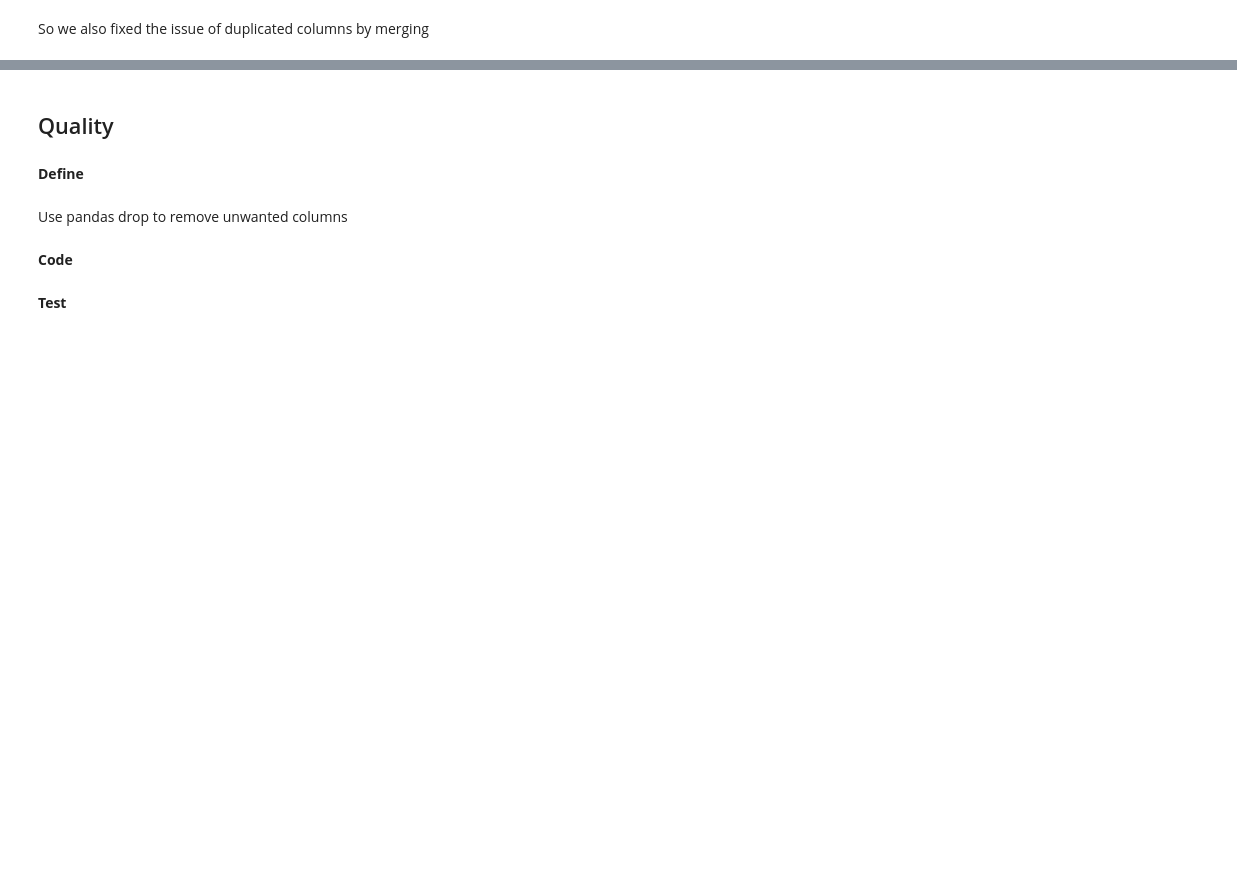
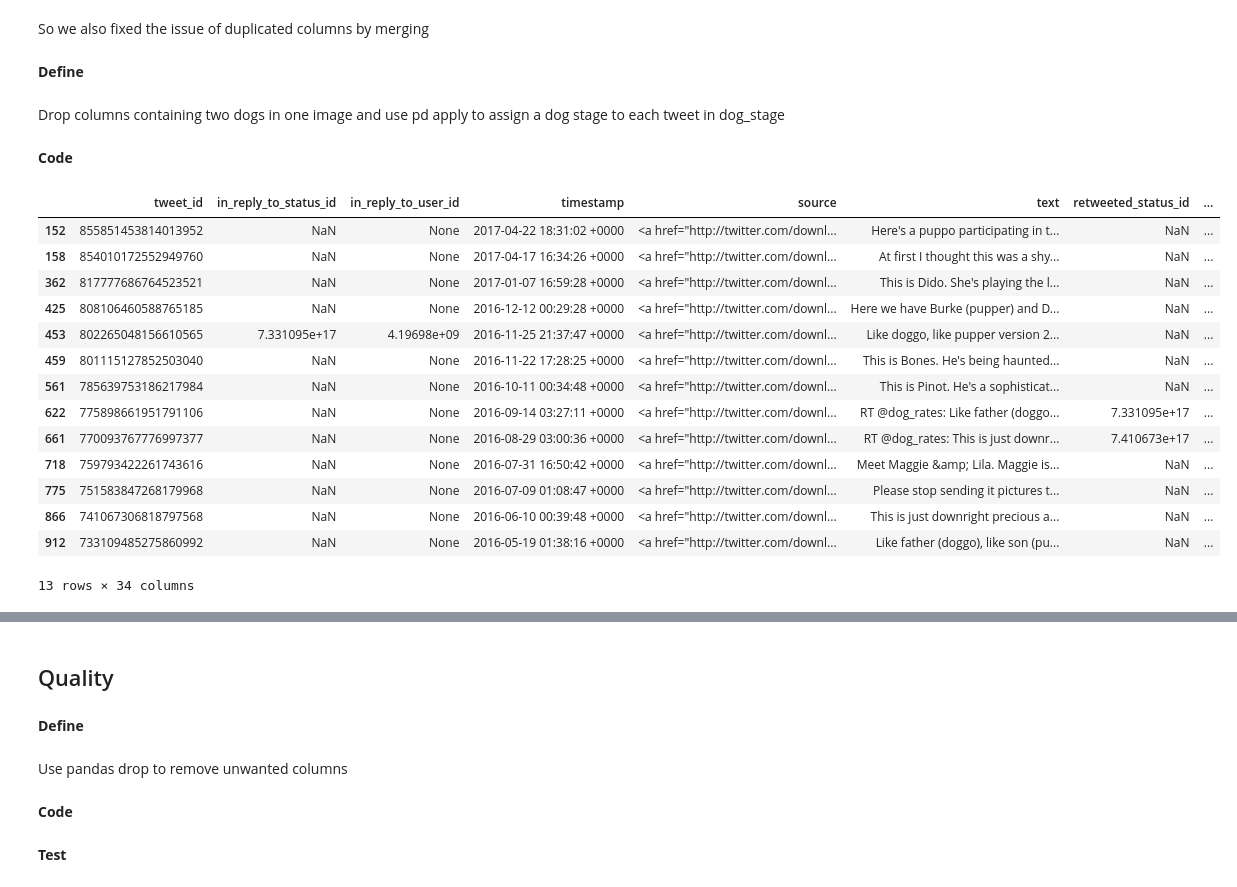
Before and after one commit to joey5405/WeRateDogs-Analysis---Udacity, a Jupyter notebook: wrangle_act.ipynb, the cells around one changed output, grey strips where cells are left out. Saved outputs shown, nothing was run; the diff lists cells and outputs as text; code cells hidden in the pictures; blank space fills up the shorter version.

```diff
--- a/wrangle_act.ipynb
+++ b/wrangle_act.ipynb
@@ -547,3 +547,32 @@ rating_denominator            1
 dtype: int64
 # %% [markdown]
 So we also fixed the issue of duplicated columns by merging
+# %% [markdown]
+**Define**
+# %% [markdown]
+Drop columns containing two dogs in one image and use pd apply to assign a dog stage to each tweet in dog_stage
+# %% [markdown]
+**Code**
+# %%
+#https://stackoverflow.com/questions/40901770/is-there-a-simple-way-to-change-a-column-of-yes-no-to-1-0-in-a-pandas-dataframe
+master["doggo_count"]=master.doggo.eq('doggo').mul(1)
+master["puppo_count"]=master.puppo.eq('puppo').mul(1)
+master["pupper_count"]=master.pupper.eq('pupper').mul(1)
+master["floofer_count"]=master.floofer.eq('floofer').mul(1)
+master[(master.doggo_count + master.puppo_count + master.pupper_count + master.floofer_count>1)]
+# %% [output]
+|  | tweet_id | in_reply_to_status_id | in_reply_to_user_id | timestamp | source | text | retweeted_status_id | ... |
+| 152 | 855851453814013952 | NaN | None | 2017-04-22 18:31:02 +0000 | <a href="http://twitter.com/downl... | Here's a puppo participating in t... | NaN | ... |
+| 158 | 854010172552949760 | NaN | None | 2017-04-17 16:34:26 +0000 | <a href="http://twitter.com/downl... | At first I thought this was a shy... | NaN | ... |
+| 362 | 817777686764523521 | NaN | None | 2017-01-07 16:59:28 +0000 | <a href="http://twitter.com/downl... | This is Dido. She's playing the l... | NaN | ... |
+| 425 | 808106460588765185 | NaN | None | 2016-12-12 00:29:28 +0000 | <a href="http://twitter.com/downl... | Here we have Burke (pupper) and D... | NaN | ... |
+| 453 | 802265048156610565 | 7.331095e+17 | 4.19698e+09 | 2016-11-25 21:37:47 +0000 | <a href="http://twitter.com/downl... | Like doggo, like pupper version 2... | NaN | ... |
+| 459 | 801115127852503040 | NaN | None | 2016-11-22 17:28:25 +0000 | <a href="http://twitter.com/downl... | This is Bones. He's being haunted... | NaN | ... |
+| 561 | 785639753186217984 | NaN | None | 2016-10-11 00:34:48 +0000 | <a href="http://twitter.com/downl... | This is Pinot. He's a sophisticat... | NaN | ... |
+| 622 | 775898661951791106 | NaN | None | 2016-09-14 03:27:11 +0000 | <a href="http://twitter.com/downl... | RT @dog_rates: Like father (doggo... | 7.331095e+17 | ... |
+| 661 | 770093767776997377 | NaN | None | 2016-08-29 03:00:36 +0000 | <a href="http://twitter.com/downl... | RT @dog_rates: This is just downr... | 7.410673e+17 | ... |
+| 718 | 759793422261743616 | NaN | None | 2016-07-31 16:50:42 +0000 | <a href="http://twitter.com/downl... | Meet Maggie &amp; Lila. Maggie is... | NaN | ... |
+| 775 | 751583847268179968 | NaN | None | 2016-07-09 01:08:47 +0000 | <a href="http://twitter.com/downl... | Please stop sending it pictures t... | NaN | ... |
+| 866 | 741067306818797568 | NaN | None | 2016-06-10 00:39:48 +0000 | <a href="http://twitter.com/downl... | This is just downright precious a... | NaN | ... |
+| 912 | 733109485275860992 | NaN | None | 2016-05-19 01:38:16 +0000 | <a href="http://twitter.com/downl... | Like father (doggo), like son (pu... | NaN | ... |
+13 rows × 34 columns
```
Also changed, not shown: parts of 38 cells of this notebook.
